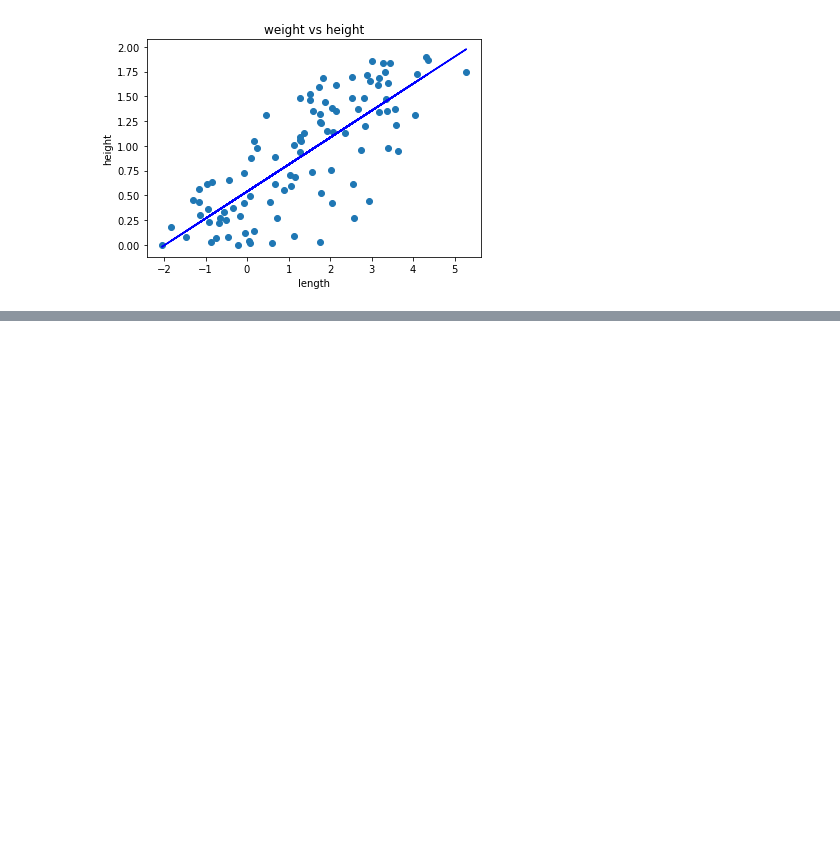
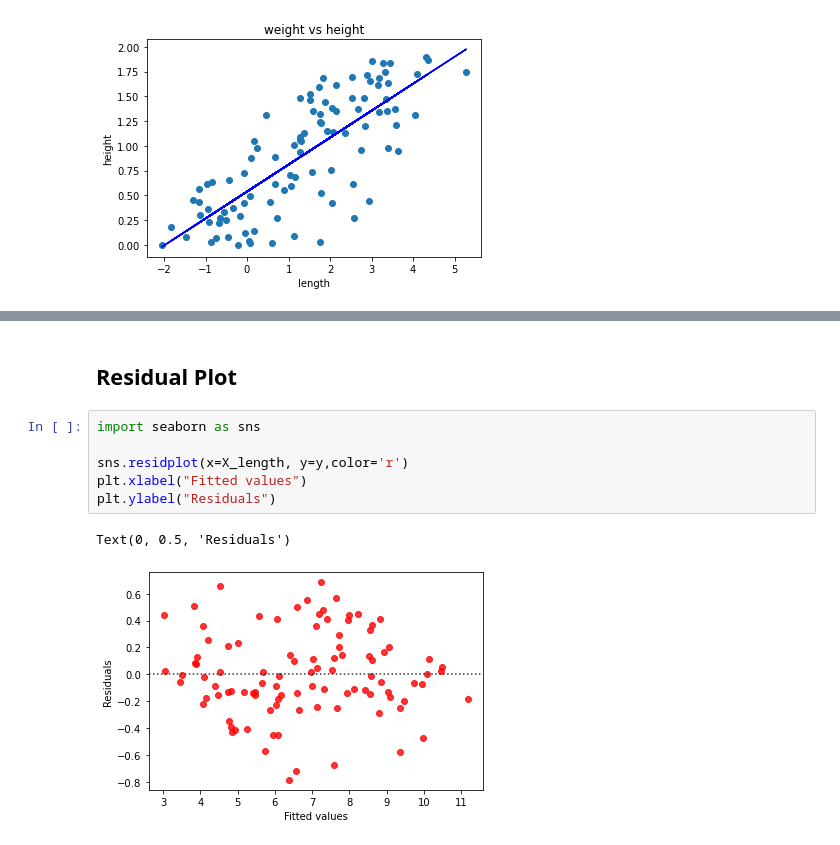
Before and after one commit to DavidStahl97/Predictive-Analytics, a Jupyter notebook: Regression/simple-linear-regression/machine-data/machine.ipynb, the cells around one changed output, grey strips where cells are left out. Drawn from its saved outputs; the diff is of its cells as text; blank space fills up the shorter version.

```diff
--- a/Regression/simple-linear-regression/machine-data/machine.ipynb
+++ b/Regression/simple-linear-regression/machine-data/machine.ipynb
@@ -60,0 +84,11 @@ Text(0, 0.5, 'height')
+# %% [markdown]
+## Residual Plot
+# %%
+import seaborn as sns
+
+sns.residplot(x=X_length, y=y,color='r')
+plt.xlabel("Fitted values")
+plt.ylabel("Residuals")
+# %% [output]
+Text(0, 0.5, 'Residuals')
+[figure, added]
```
Also changed, not shown: parts of 6 cells of this notebook.
